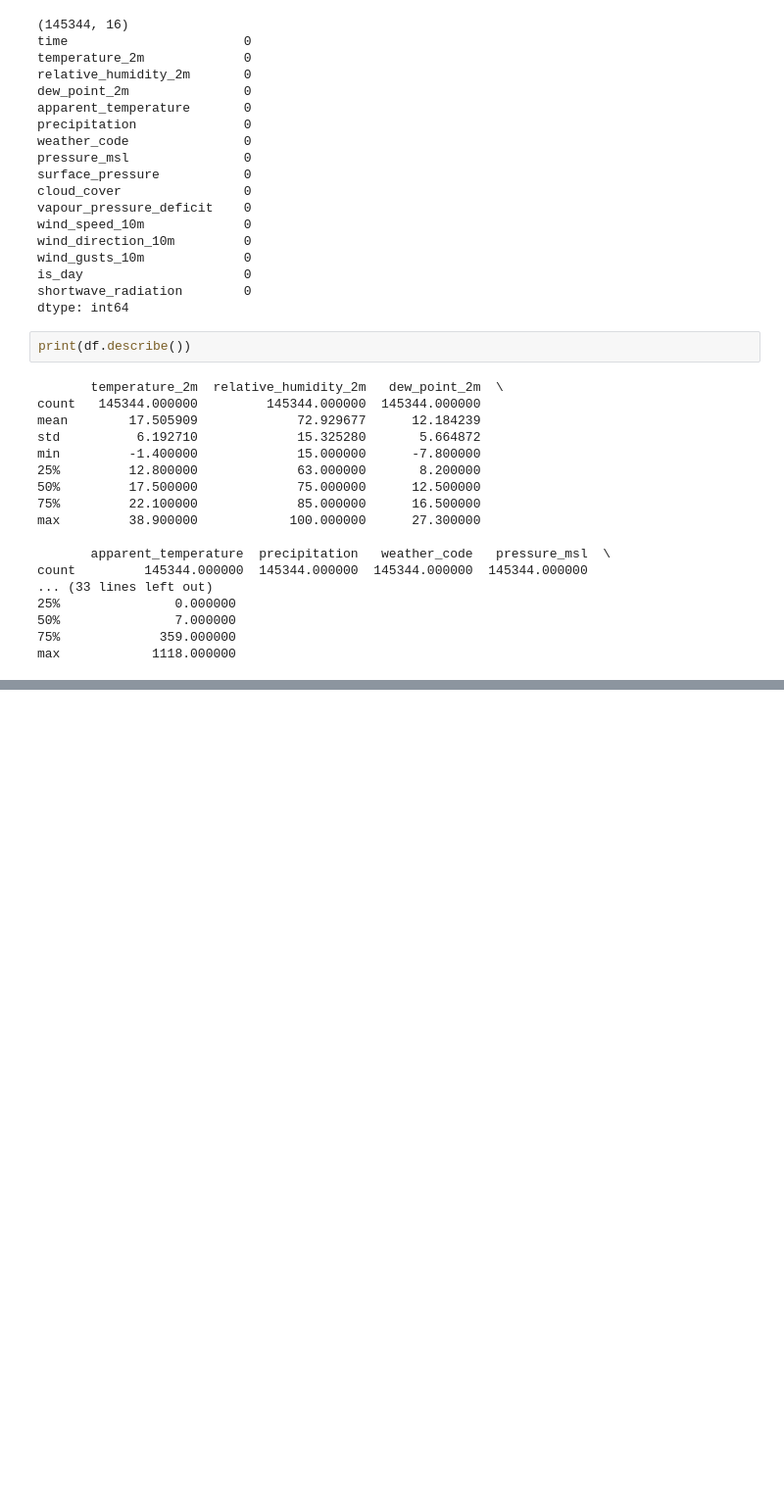
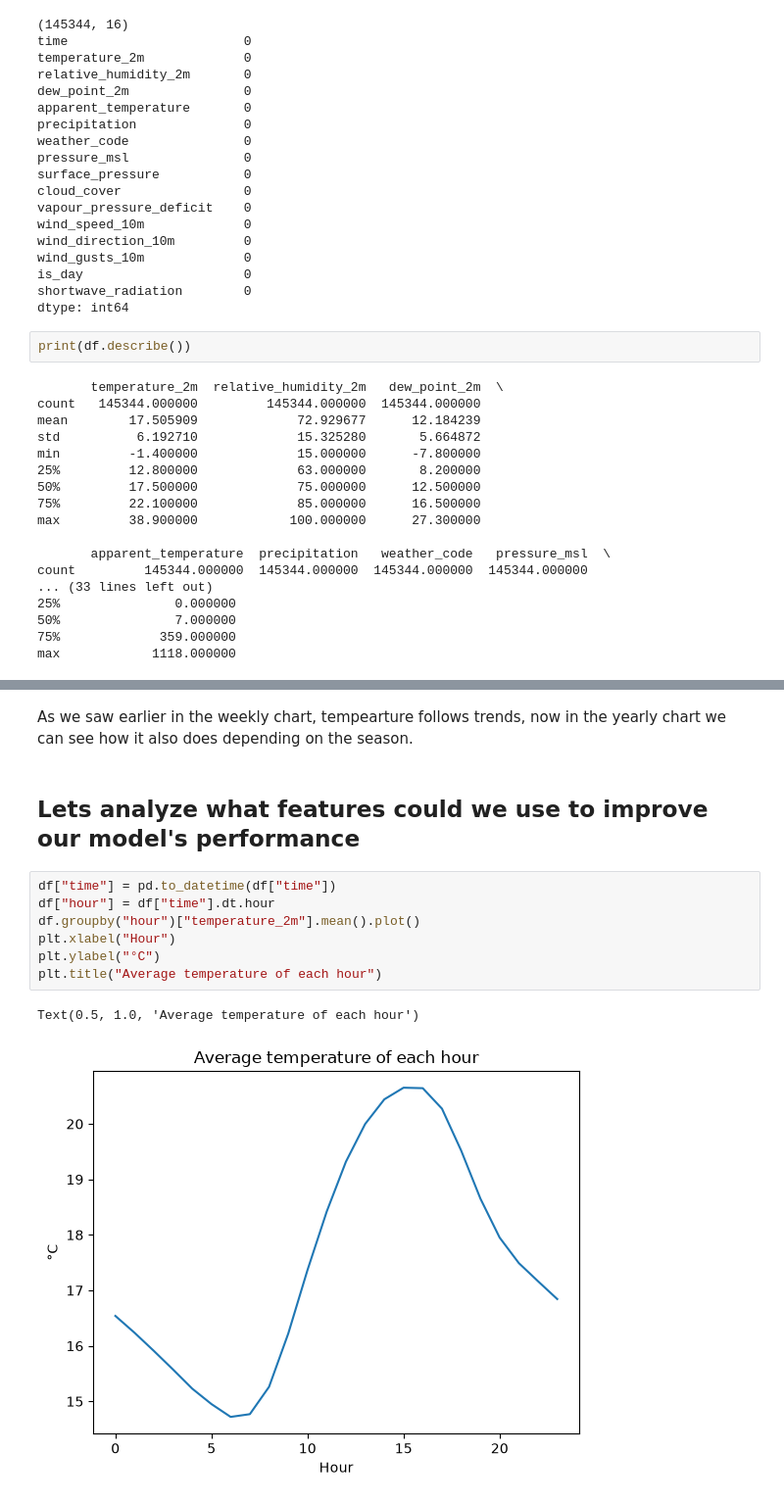
Before and after one commit to JuanCruzRL/CliMLate, a Jupyter notebook: notebooks/exploration.ipynb, the cells around one changed output, grey strips where cells are left out. Shown at 98% size. Drawn from its saved outputs; the diff is of its cells as text; blank space fills up the shorter version.

```diff
--- a/notebooks/exploration.ipynb
+++ b/notebooks/exploration.ipynb
@@ -55,0 +73,14 @@ week.plot() # take a look at the temperature in a random week
+# %% [markdown]
+As we saw earlier in the weekly chart, tempearture follows trends, now in the yearly chart we can see how it also does depending on the season.
+# %% [markdown]
+## Lets analyze what features could we use to improve our model's performance
+# %%
+df["time"] = pd.to_datetime(df["time"])
+df["hour"] = df["time"].dt.hour
+df.groupby("hour")["temperature_2m"].mean().plot()
+plt.xlabel("Hour")
+plt.ylabel("°C")
+plt.title("Average temperature of each hour")
+# %% [output]
+Text(0.5, 1.0, 'Average temperature of each hour')
+[figure, added]
```
Also changed, not shown: parts of 7 cells of this notebook, 2 other files.
